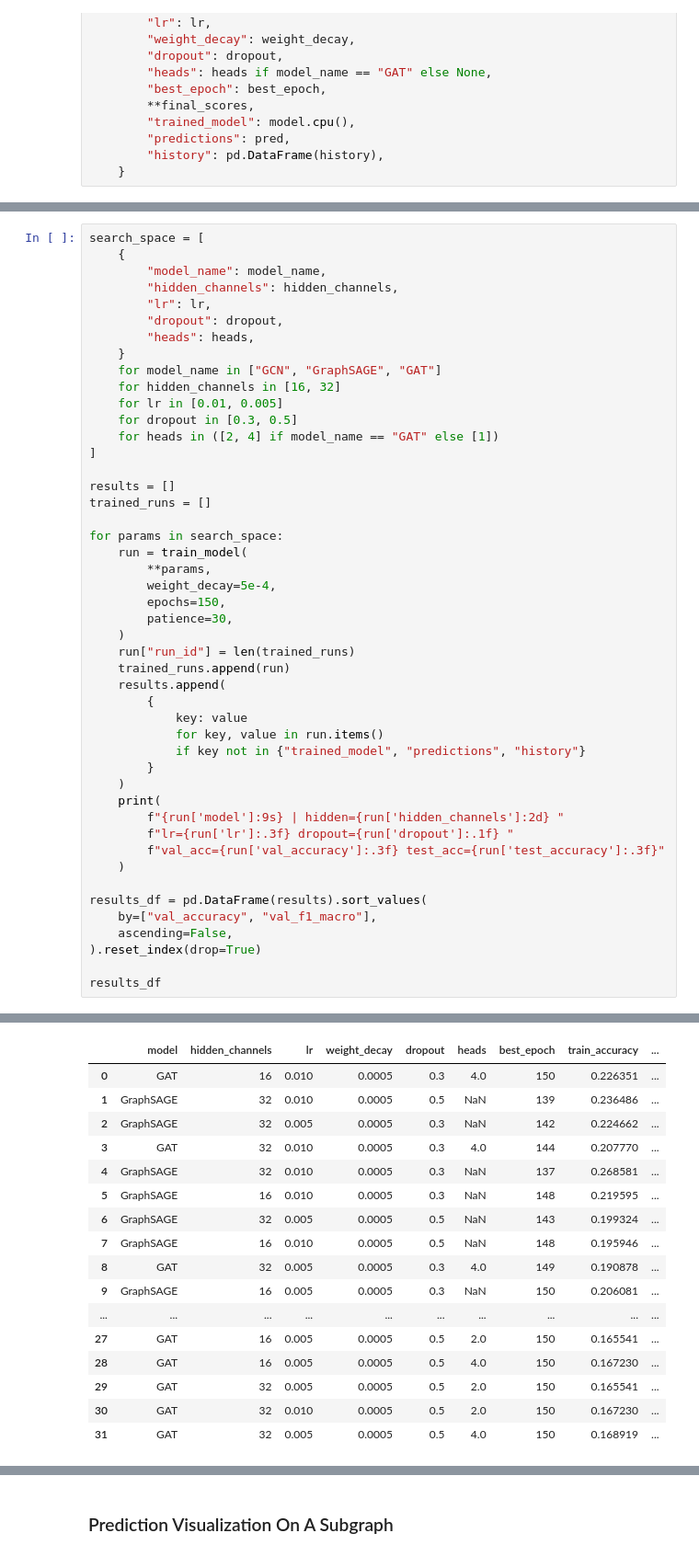
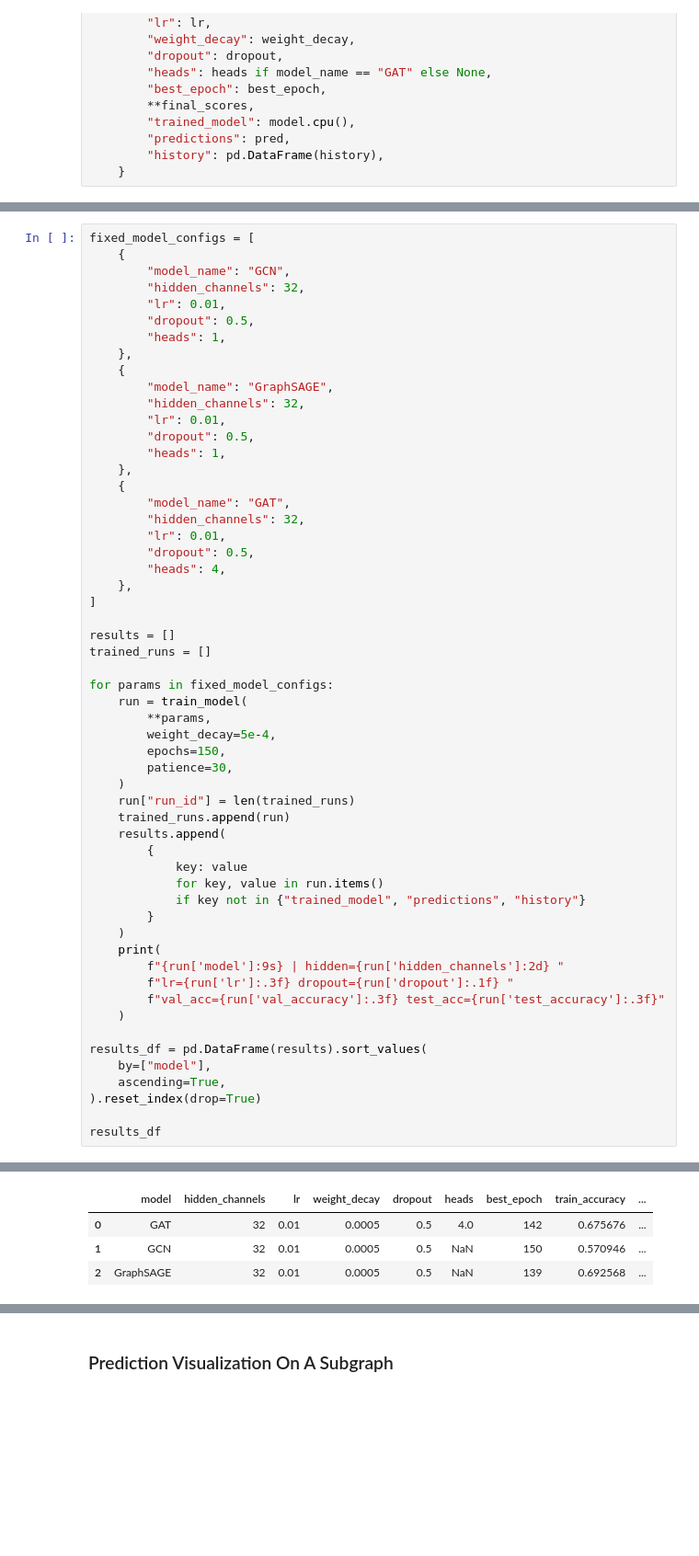
Before and after one commit to vladmysko123/IW1.-Graph-ML, a Jupyter notebook: main.ipynb, the cells around one changed output, grey strips where cells are left out. Shown at 92% size. Drawn from its saved outputs; the diff is of its cells as text; blank space fills up the shorter version.

```diff
--- a/main.ipynb
+++ b/main.ipynb
@@ -449,23 +572,32 @@ def train_model(
 # %%
-search_space = [
+fixed_model_configs = [
     {
-        "model_name": model_name,
-        "hidden_channels": hidden_channels,
-        "lr": lr,
-        "dropout": dropout,
-        "heads": heads,
-    }
-    for model_name in ["GCN", "GraphSAGE", "GAT"]
-    for hidden_channels in [16, 32]
-    for lr in [0.01, 0.005]
-    for dropout in [0.3, 0.5]
-    for heads in ([2, 4] if model_name == "GAT" else [1])
+        "model_name": "GCN",
+        "hidden_channels": 32,
+        "lr": 0.01,
+        "dropout": 0.5,
+        "heads": 1,
+    },
+    {
+        "model_name": "GraphSAGE",
+        "hidden_channels": 32,
+        "lr": 0.01,
+        "dropout": 0.5,
+        "heads": 1,
+    },
+    {
+        "model_name": "GAT",
+        "hidden_channels": 32,
+        "lr": 0.01,
+        "dropout": 0.5,
+        "heads": 4,
+    },
 ]
 
 results = []
 trained_runs = []
 
-for params in search_space:
+for params in fixed_model_configs:
     run = train_model(
         **params,
         weight_decay=5e-4,
@@ -488,8 +620,8 @@ for params in search_space:
     )
 
 results_df = pd.DataFrame(results).sort_values(
-    by=["val_accuracy", "val_f1_macro"],
-    ascending=False,
+    by=["model"],
+    ascending=True,
 ).reset_index(drop=True)
 
 results_df
@@ -514,18 +632,5 @@ GAT       | hidden=32 lr=0.005 dropout=0.5 val_acc=0.137 test_acc=0.177
 |  | model | hidden_channels | lr | weight_decay | dropout | heads | best_epoch | train_accuracy | ... |
-| 0 | GAT | 16 | 0.010 | 0.0005 | 0.3 | 4.0 | 150 | 0.226351 | ... |
-| 1 | GraphSAGE | 32 | 0.010 | 0.0005 | 0.5 | NaN | 139 | 0.236486 | ... |
-| 2 | GraphSAGE | 32 | 0.005 | 0.0005 | 0.3 | NaN | 142 | 0.224662 | ... |
-| 3 | GAT | 32 | 0.010 | 0.0005 | 0.3 | 4.0 | 144 | 0.207770 | ... |
-| 4 | GraphSAGE | 32 | 0.010 | 0.0005 | 0.3 | NaN | 137 | 0.268581 | ... |
-| 5 | GraphSAGE | 16 | 0.010 | 0.0005 | 0.3 | NaN | 148 | 0.219595 | ... |
-| 6 | GraphSAGE | 32 | 0.005 | 0.0005 | 0.5 | NaN | 143 | 0.199324 | ... |
-| 7 | GraphSAGE | 16 | 0.010 | 0.0005 | 0.5 | NaN | 148 | 0.195946 | ... |
-| 8 | GAT | 32 | 0.005 | 0.0005 | 0.3 | 4.0 | 149 | 0.190878 | ... |
-| 9 | GraphSAGE | 16 | 0.005 | 0.0005 | 0.3 | NaN | 150 | 0.206081 | ... |
-| ... | ... | ... | ... | ... | ... | ... | ... | ... | ... |
-| 27 | GAT | 16 | 0.005 | 0.0005 | 0.5 | 2.0 | 150 | 0.165541 | ... |
-| 28 | GAT | 16 | 0.005 | 0.0005 | 0.5 | 4.0 | 150 | 0.167230 | ... |
-| 29 | GAT | 32 | 0.005 | 0.0005 | 0.5 | 2.0 | 150 | 0.165541 | ... |
-| 30 | GAT | 32 | 0.010 | 0.0005 | 0.5 | 2.0 | 150 | 0.167230 | ... |
-| 31 | GAT | 32 | 0.005 | 0.0005 | 0.5 | 4.0 | 150 | 0.168919 | ... |
+| 0 | GAT | 32 | 0.01 | 0.0005 | 0.5 | 4.0 | 142 | 0.675676 | ... |
+| 1 | GCN | 32 | 0.01 | 0.0005 | 0.5 | NaN | 150 | 0.570946 | ... |
+| 2 | GraphSAGE | 32 | 0.01 | 0.0005 | 0.5 | NaN | 139 | 0.692568 | ... |
 # %%
```
Also changed, not shown: parts of 16 cells of this notebook.
